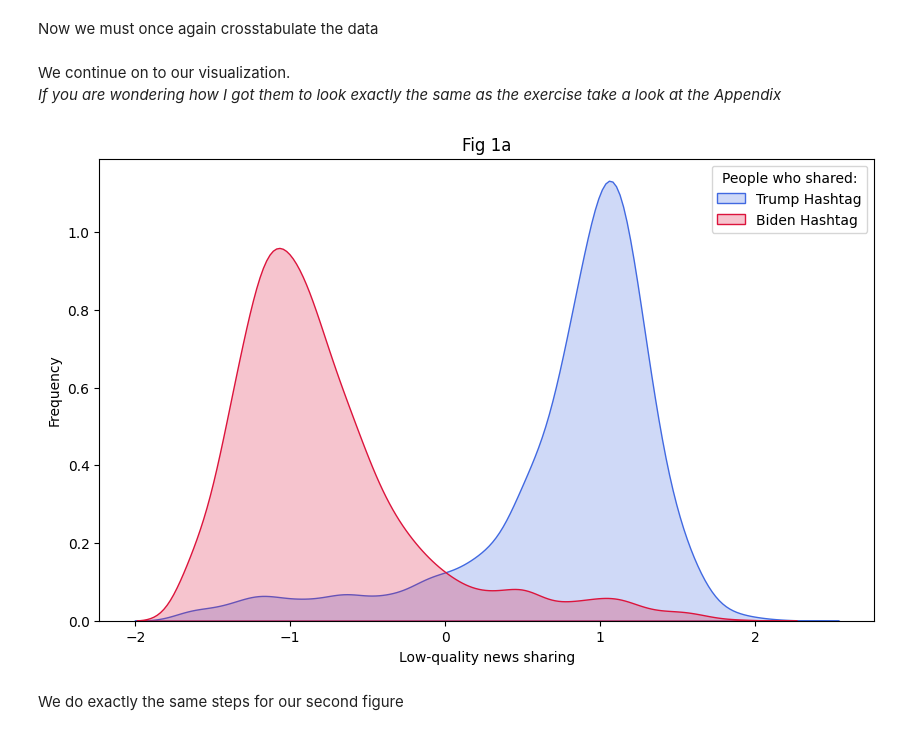
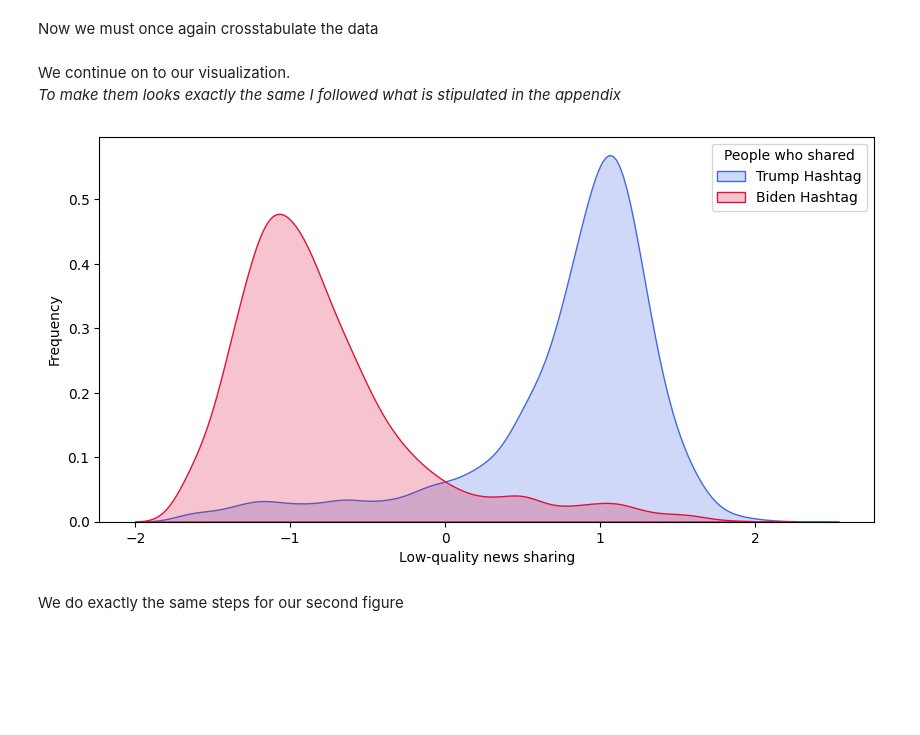
Before and after one commit to panos1b/Social-Media-Sanctions-and-Misinformation-Sharing, a Jupyter notebook: differences_misinformation_solution.ipynb, the cells around one changed output. Drawn from its saved outputs; the diff is of its cells as text; code cells hidden in the pictures; blank space fills up the shorter version.

```diff
--- a/differences_misinformation_solution.ipynb
+++ b/differences_misinformation_solution.ipynb
@@ -66,30 +71,29 @@ Now we must once again crosstabulate the data
 # %%
 # Fig 1A: Tabulate 'z_lowqual_pr2019_fc' by 'politics_hashtag'
 contingency_1a = pd.crosstab(data['z_lowqual_pr2019_fc'], data['politics_hashtag'], normalize='columns')
-# %% [markdown]
-We continue on to our visualization.\
-_If you are wondering how I got them to look exactly the same as the exercise take a look at the Appendix_
+# %% [markdown]
+We continue on to our visualization.\
+_To make them looks exactly the same I followed what is stipulated in the appendix_
 # %%
-plt.figure(figsize=(10, 6))
+plt.figure(figsize=(10, 5))
 
-# Reverse the order of plotting to change legend order to match our exersize
-for hashtag in sorted(data['politics_hashtag'].unique(), reverse=True):
-   sns.kdeplot(
-       data=data[data['politics_hashtag'] == hashtag],
-       x='z_lowqual_pr2019_fc',
-       fill=True,
-       color='#dc143c' if hashtag == 0 else '#4169e1',
-       alpha=0.25,
-       label='Biden Hashtag' if hashtag == 0 else 'Trump Hashtag'
-   )
+# Use hue parameter to differentiate between Trump and Biden hashtags
+sns.kdeplot(
+    data=data,
+    x='z_lowqual_pr2019_fc',
+    hue='politics_hashtag',
+    fill=True,
+    palette={0: '#dc143c', 1: '#4169e1'},
+    alpha=0.25,
+    legend=True
+)
 
 plt.xlabel('Low-quality news sharing')
 plt.ylabel('Frequency')
-plt.title('Fig 1a')
-plt.legend(title='People who shared:')
+plt.legend(title='People who shared', labels=['Trump Hashtag','Biden Hashtag'])
 plt.show()
 # %% [output]
-[figure, old version]
+[figure, new version]
 # %% [markdown]
 We do exactly the same steps for our second figure
 # %%
```
Also changed, not shown: parts of 17 cells of this notebook.
